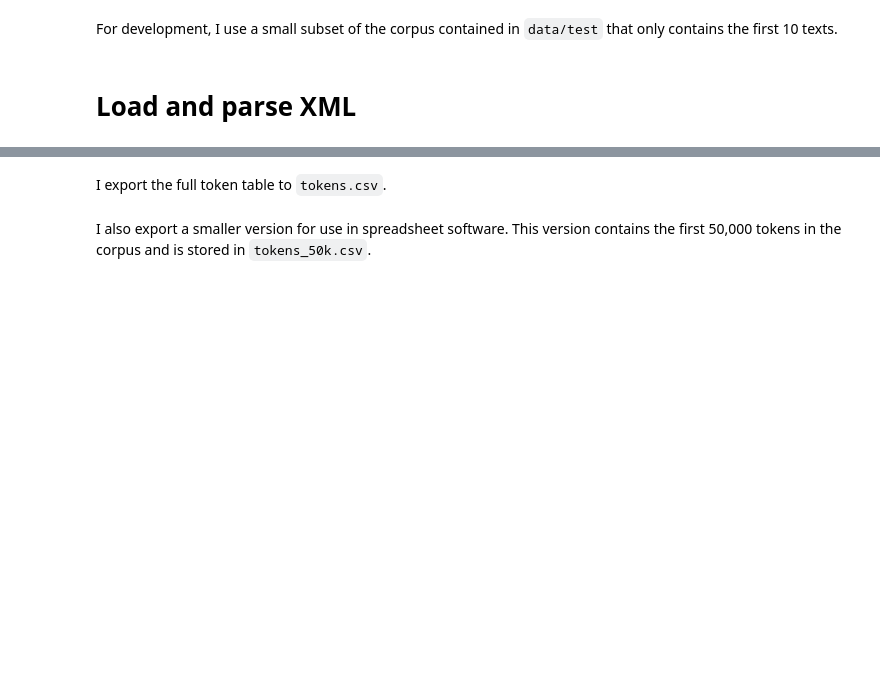
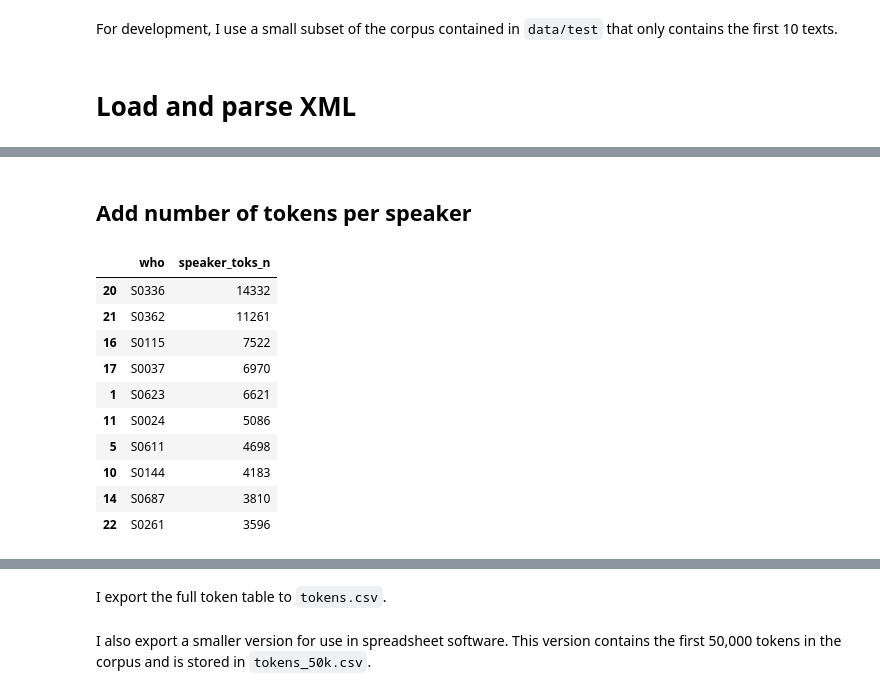
Before and after one commit to wuqui/bncparse, a Jupyter notebook: nbs/index.ipynb, the cells around one changed output, grey strips where cells are left out. Drawn from its saved outputs; the diff is of its cells as text; code cells hidden in the pictures; blank space fills up the shorter version.

```diff
--- a/nbs/index.ipynb
+++ b/nbs/index.ipynb
@@ -257,0 +301,2 @@ tokens.head(50)
+# %% [markdown]
+## Add number of tokens per speaker
@@ -257,0 +311,16 @@ tokens.head(50)
+# %%
+speaker_toks = pd.DataFrame(list(speakers_toks.items()), columns=['who', 'speaker_toks_n'])
+# %%
+speaker_toks.sort_values(by='speaker_toks_n', ascending=False).head(10)
+# %% [output]
+|  | who | speaker_toks_n |
+| 20 | S0336 | 14332 |
+| 21 | S0362 | 11261 |
+| 16 | S0115 | 7522 |
+| 17 | S0037 | 6970 |
+| 1 | S0623 | 6621 |
+| 11 | S0024 | 5086 |
+| 5 | S0611 | 4698 |
+| 10 | S0144 | 4183 |
+| 14 | S0687 | 3810 |
+| 22 | S0261 | 3596 |
```
Also changed, not shown: parts of 94 cells of this notebook, 10 other files.
